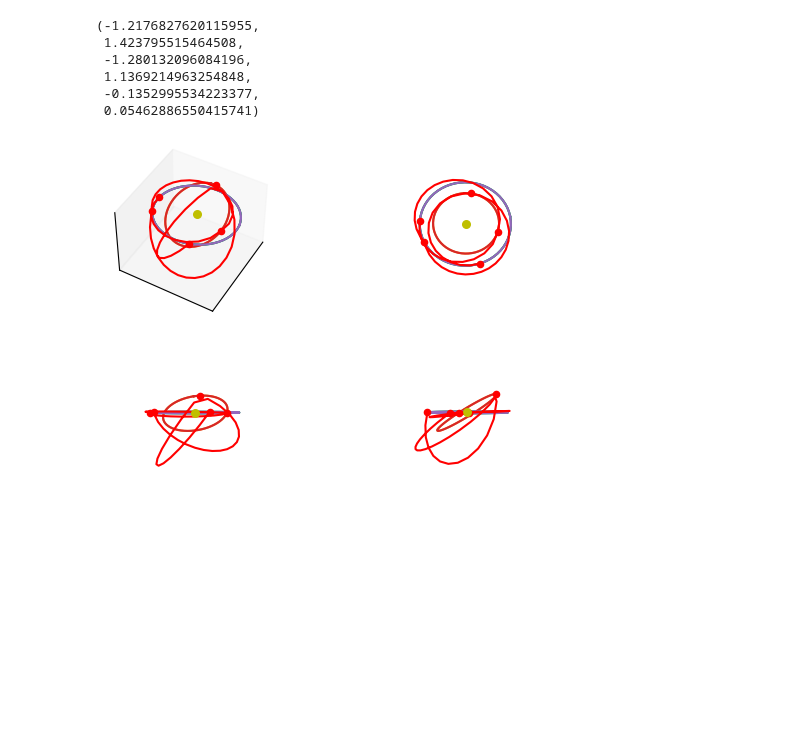
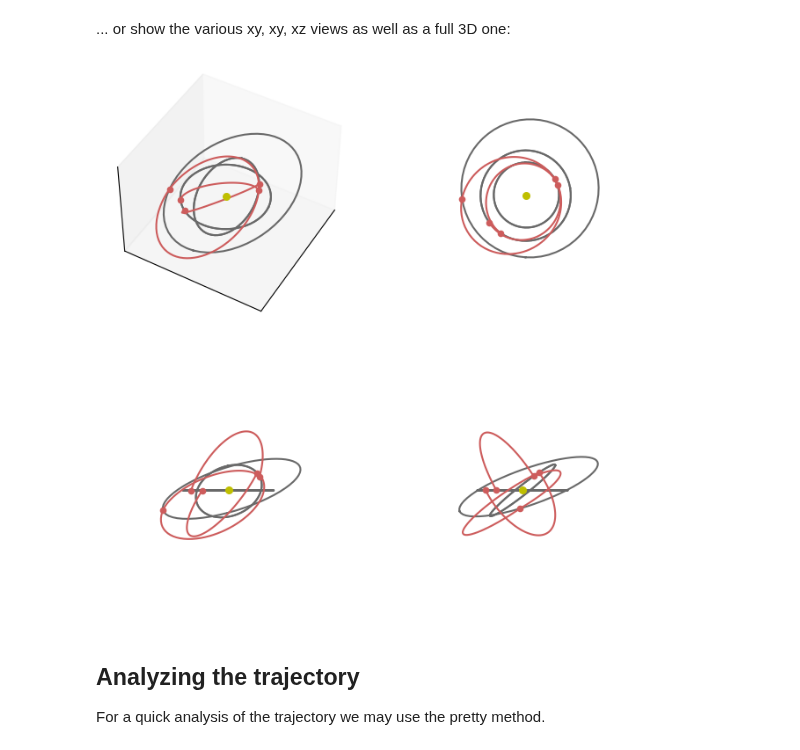
Before and after one commit to esa/kep3, a Jupyter notebook: _sources/notebooks/udp_mga.ipynb, the cells around one changed output. Cells and saved outputs as stored; diff of their text form; code cells hidden in the pictures; blank space fills up the shorter version.

```diff
--- a/_sources/notebooks/udp_mga.ipynb
+++ b/_sources/notebooks/udp_mga.ipynb
@@ -10,16 +18,17 @@ import matplotlib.pyplot as plt
 # %%
 earth = pk.planet(pk.udpla.jpl_lp("earth"))
 venus = pk.planet(pk.udpla.jpl_lp("venus"))
+mars = pk.planet(pk.udpla.jpl_lp("mars"))
 udp = pk.trajopt.mga(
     seq=[
         earth,
         venus,
-        earth,
+        mars,
         venus,
         earth
     ],
     tof_encoding = "direct",
     t0=[0, 1000],
     tof=[[30, 200], [30, 300], [30, 300], [30, 300]],
-    vinf=2.5,
+    vinf=5.,
 )
@@ -26,12 +37,16 @@ udp = pk.trajopt.mga(
 # %%
 prob = pg.problem(udp)
-uda = pg.cmaes(1500, force_bounds=True, sigma0=0.5, ftol=1e-4)
-# uda = pg.sade(4500)
+# CMA-ES is also possible
+#uda = pg.cmaes(1500, force_bounds=True, sigma0=0.5, ftol=1e-4)
+# But we prefer a self adaptive version of differential evolution here
+uda = pg.sade(2500, ftol=1e-4, xtol=1e-4)
 algo = pg.algorithm(uda)
 res = list()
-for i in range(1):
-    pop = pg.population(prob, 100)
+for i in range(10):
+    pop = pg.population(prob, 20)
     pop = algo.evolve(pop)
-    res.append(pop.champion_f)
-    print(i, flush=True)
+    res.append([pop.champion_f, pop.champion_x])
+    print(i, pop.champion_f[0], flush=True)
+
+best_x = sorted(res, key =  lambda x: x[0][0])[0][1]
 # %% [output]
@@ -45,32 +91,31 @@ ax.axis("off");
+# %% [markdown]
+... or show the various xy, xy, xz views as well as a full 3D one:
 # %%
-fig = plt.figure()
+fig = plt.figure(figsize=(8,8))
 
 ax = fig.add_subplot(2, 2, 1, projection="3d")
-ax = udp.plot(pop.champion_x, ax=ax)
+ax = udp.plot(best_x, ax=ax)
 ax.view_init(45, 30)
 ax.get_xaxis().set_ticks([])
 ax.get_yaxis().set_ticks([])
 ax.get_zaxis().set_ticks([])
 
 ax = fig.add_subplot(2, 2, 2, projection="3d")
-ax = udp.plot(pop.champion_x, ax=ax)
+ax = udp.plot(best_x, ax=ax)
 ax.view_init(90, 0)
 ax.axis("off")
 
 ax = fig.add_subplot(2, 2, 3, projection="3d")
-ax = udp.plot(pop.champion_x, ax=ax)
+ax = udp.plot(best_x, ax=ax)
 ax.view_init(0, 0)
 ax.axis("off")
 
 ax = fig.add_subplot(2, 2, 4, projection="3d")
-ax = udp.plot(pop.champion_x, ax=ax)
+ax = udp.plot(best_x, ax=ax)
 ax.view_init(0, 90)
-ax.axis("off")
+ax.axis("off");
 # %% [output]
-(-1.2176827620115955,
- 1.423795515464508,
- -1.280132096084196,
- 1.1369214963254848,
- -0.1352995534223377,
- 0.05462886550415741)
-[figure, old version]
+[figure, new version]
+# %% [markdown]
+## Analyzing the trajectory
+For a quick analysis of the trajectory we may use the pretty method.
```
Also changed, not shown: parts of 9 cells of this notebook, 50 other files.
